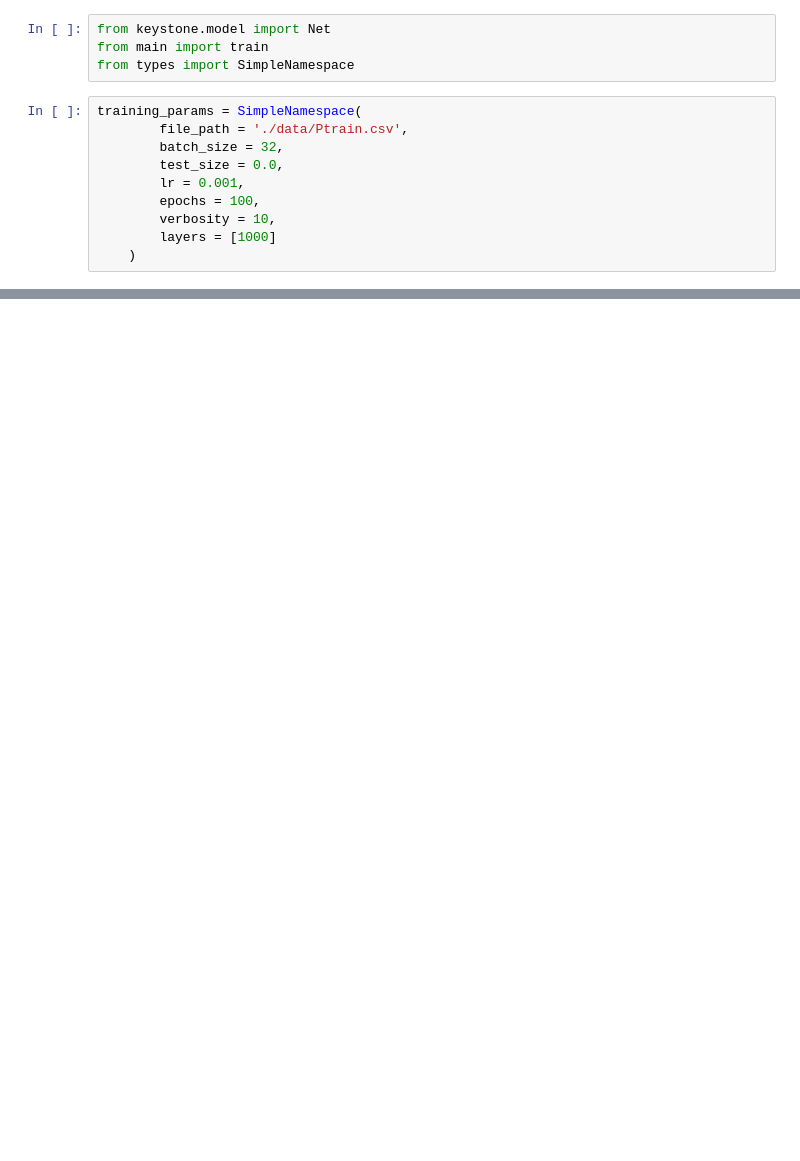
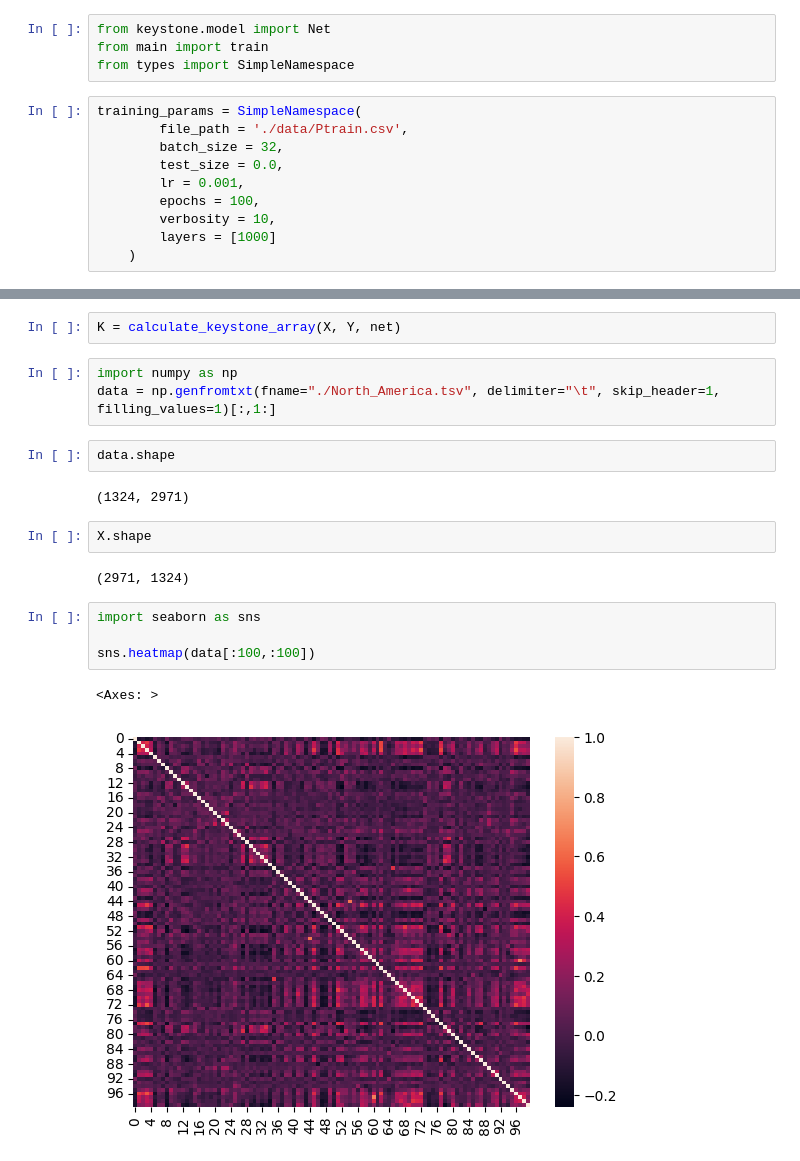
Before and after one commit to rkdan/Keystone, a Jupyter notebook: notebook.ipynb, the cells around one changed output, grey strips where cells are left out. Cells and saved outputs as stored; diff of their text form; blank space fills up the shorter version.

Commit message:
Added raw data

```diff
--- a/notebook.ipynb
+++ b/notebook.ipynb
@@ -21,0 +46,20 @@ KeyboardInterrupt:
+# %%
+K = calculate_keystone_array(X, Y, net)
+# %%
+import numpy as np
+data = np.genfromtxt(fname="./North_America.tsv", delimiter="\t", skip_header=1, filling_values=1)[:,1:]
+# %%
+data.shape
+# %% [output]
+(1324, 2971)
+# %%
+X.shape
+# %% [output]
+(2971, 1324)
+# %%
+import seaborn as sns
+
+sns.heatmap(data[:100,:100])
+# %% [output]
+<Axes: >
+[figure, added]
```
Also changed, not shown: parts of 4 cells of this notebook, 9 other files.
